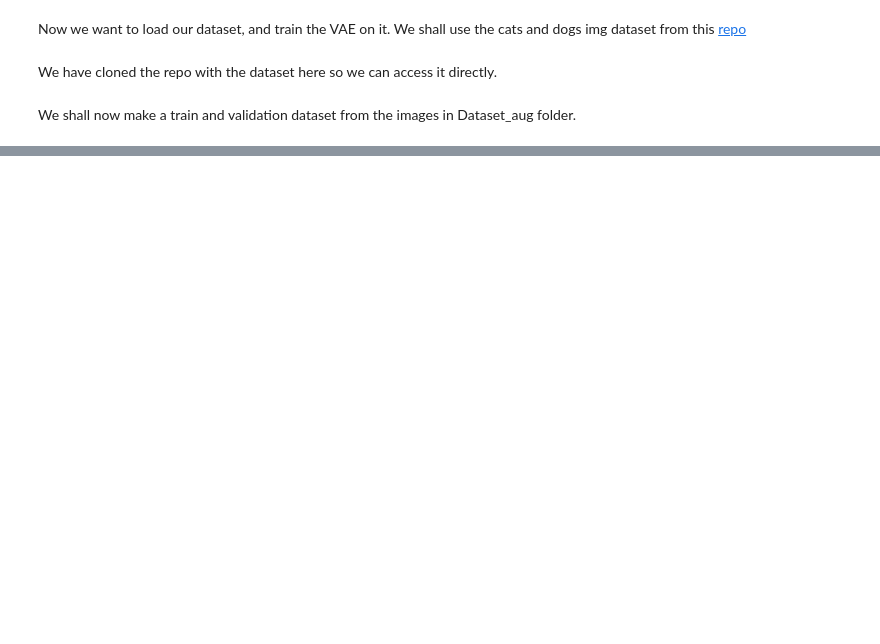
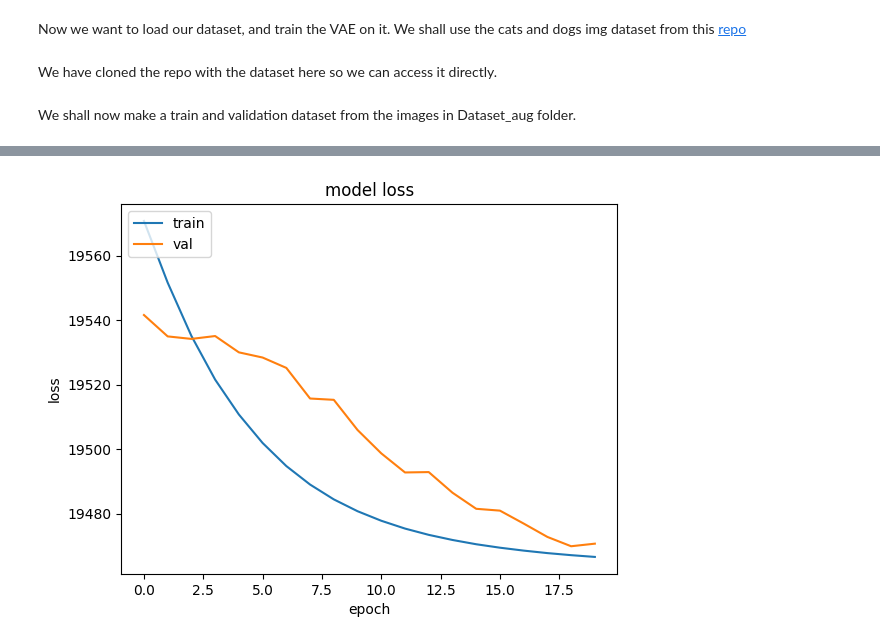
Before and after one commit to AtSourav/Beta-VAE-on-MNIST, a Jupyter notebook: CatsnDogs_VAE_2.ipynb, the cells around one changed output, grey strips where cells are left out. Cells and saved outputs as stored; diff of their text form; code cells hidden in the pictures; blank space fills up the shorter version.

Commit message:
Training loss is flattening rather fast, slow down learning rate?

```diff
--- a/CatsnDogs_VAE_2.ipynb
+++ b/CatsnDogs_VAE_2.ipynb
@@ -14,6 +14,7 @@ import matplotlib.pyplot as plt
 # %%
 input_size = (160,160,3)
 latent_dim = 16
+batch_size = 256
 # %%
 ! git clone https://github.com/AtSourav/CatsnDogs_img_dataset.git           # ! let's us use shell commands
 # %% [output]
@@ -33,7 +28,6 @@ CatsnDogs_img_dataset  sample_data
 # %% [output]
 Cat_1032.jpg
 # %%
-batch_size = 128
 img_dir = 'CatsnDogs_img_dataset/Dataset_aug/'
 dir_size = len([imgs for imgs in os.listdir(img_dir)])
 
@@ -253,14 +239,14 @@ beta = 1  # we shall vary this later
 #@tf.function
 def vae_loss(true,pred):
   mse = losses.MeanSquaredError()
-  reconstruction_loss = (160*160*3)*mse(K.flatten(true),K.flatten(pred))    # the input and the output for the model, which are 160*160*3 images will be taken as true and pred, respectively.
+  reconstruction_loss = mse(K.flatten(true),K.flatten(pred))    # the input and the output for the model, which are 160*160*3 images will be taken as true and pred, respectively.
                                                                                               # layers.Flatten() is not appropriate here as it works on (batch, ht, wd, chan) to give (batch, flattened)
                                                                                               # converting to a numpy ndarray seems tricky here, .numpy() does not seem to work since it seems like we're not in earger execution mode
 
   z_m = encoder(true)[0]
   z_l_v = encoder(true)[1]
 
-  kl_div = tf.reduce_mean(tf.reduce_sum(-0.5*(1 + z_l_v - tf.square(z_m) - tf.exp(z_l_v)),1), -1)    # summing along the columns with tf.reduce_sum, if we chose to take mean instead of sum at this step, we shouldn't multiply with the dimensions for the reconstruction loss.
+  kl_div = tf.reduce_mean(tf.reduce_sum(-0.5*(1 + z_l_v - tf.square(z_m) - tf.exp(z_l_v)),1), -1)/76800    # summing along the columns with tf.reduce_sum, if we chose to take mean instead of sum at this step, we shouldn't multiply with the dimensions for the reconstruction loss.
                                                                                                                 # taking the mean along the batches with tf.reduce_mean, the mse for the reconstruction loss also takes the mean along the batches
 
   return reconstruction_loss + beta*kl_div
@@ -295,5 +264,5 @@ We have cloned the repo with the dataset here so we can access it directly.
 # %% [markdown]
 We shall now make a train and validation dataset from the images in Dataset_aug folder.
 # %%
-VAE.fit(train_set, train_set, batch_size=batch_size, validation_data=data_valid, epochs=3, steps_per_epoch=2)
+history = VAE.fit(train_set, train_set, batch_size=batch_size, validation_data=(valid_set, valid_set), epochs=20, steps_per_epoch=None)
 # %% [output]
@@ -306,0 +286,10 @@ Epoch 3/3
+# %%
+plt.plot(history.history['loss'])
+plt.plot(history.history['val_loss'])
+plt.title('model loss')
+plt.ylabel('loss')
+plt.xlabel('epoch')
+plt.legend(['train', 'val'], loc='upper left')
+plt.show()
+# %% [output]
+[figure, added]
```
Also changed, not shown: parts of 7 cells of this notebook.
